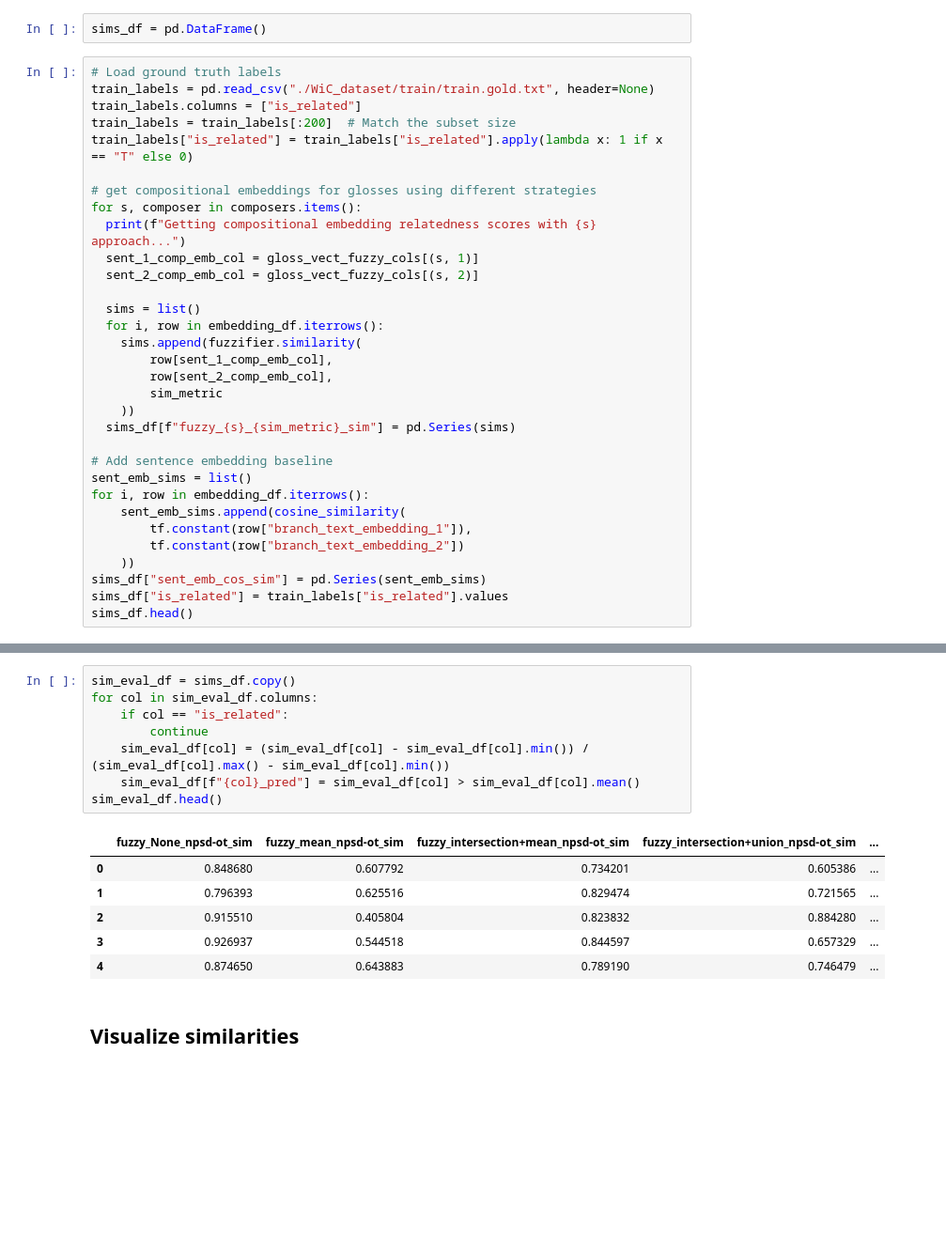
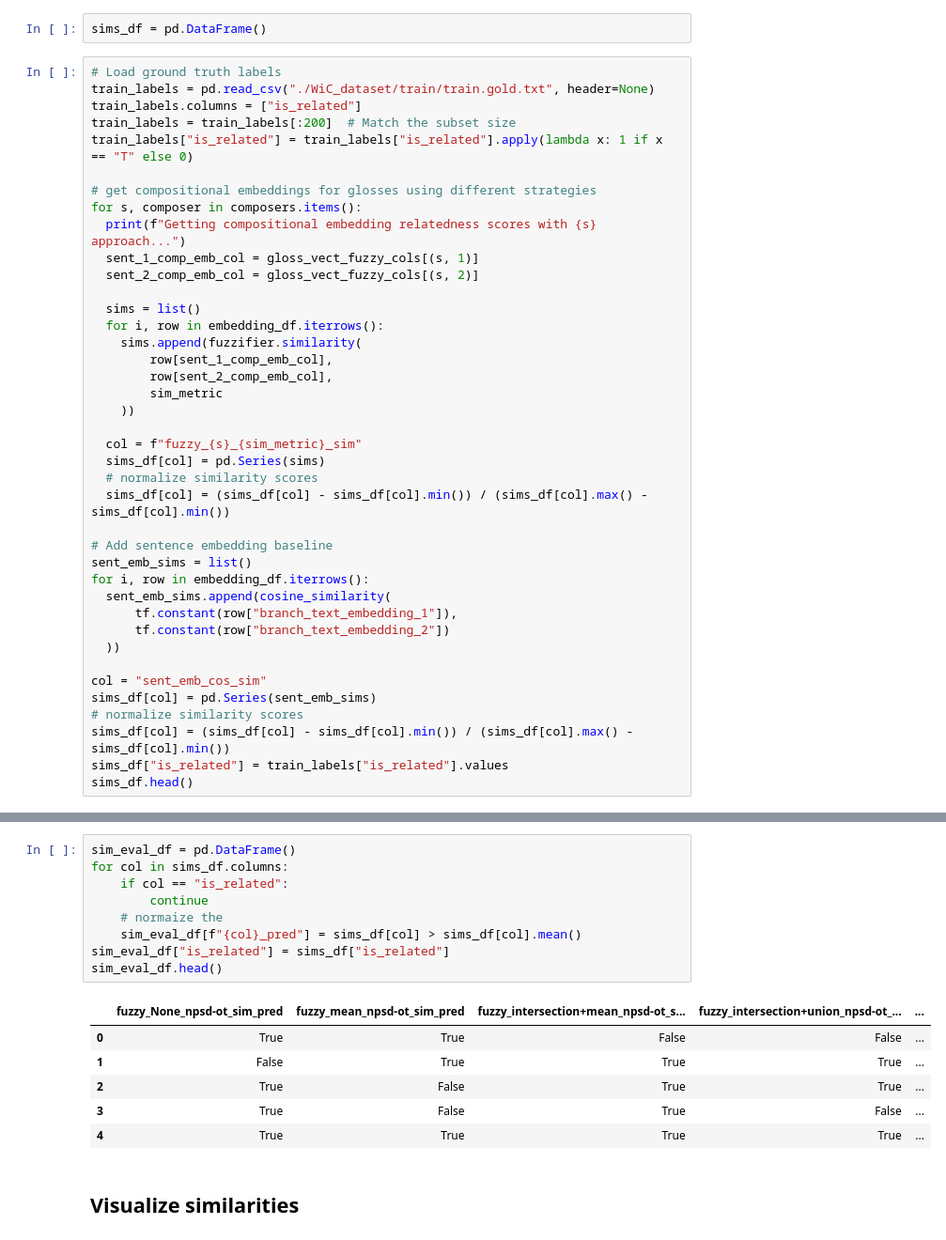
Before and after one commit to IsaacFigNewton/DisCoFuzz, a Jupyter notebook: DisCoFuzz_WiC_Eval.ipynb, the cells around one changed output, grey strips where cells are left out. Shown at 94% size. Drawn from its saved outputs; the diff is of its cells as text; blank space fills up the shorter version.

```diff
--- a/DisCoFuzz_WiC_Eval.ipynb
+++ b/DisCoFuzz_WiC_Eval.ipynb
@@ -206,16 +206,24 @@ for s, composer in composers.items():
         row[sent_2_comp_emb_col],
         sim_metric
     ))
-  sims_df[f"fuzzy_{s}_{sim_metric}_sim"] = pd.Series(sims)
+
+  col = f"fuzzy_{s}_{sim_metric}_sim"
+  sims_df[col] = pd.Series(sims)
+  # normalize similarity scores
+  sims_df[col] = (sims_df[col] - sims_df[col].min()) / (sims_df[col].max() - sims_df[col].min())
 
 # Add sentence embedding baseline
 sent_emb_sims = list()
 for i, row in embedding_df.iterrows():
-    sent_emb_sims.append(cosine_similarity(
-        tf.constant(row["branch_text_embedding_1"]),
-        tf.constant(row["branch_text_embedding_2"])
-    ))
-sims_df["sent_emb_cos_sim"] = pd.Series(sent_emb_sims)
+  sent_emb_sims.append(cosine_similarity(
+      tf.constant(row["branch_text_embedding_1"]),
+      tf.constant(row["branch_text_embedding_2"])
+  ))
+
+col = "sent_emb_cos_sim"
+sims_df[col] = pd.Series(sent_emb_sims)
+# normalize similarity scores
+sims_df[col] = (sims_df[col] - sims_df[col].min()) / (sims_df[col].max() - sims_df[col].min())
 sims_df["is_related"] = train_labels["is_related"].values
 sims_df.head()
 # %% [output]
@@ -238,18 +244,19 @@ Getting compositional embedding relatedness scores with selective_intersection+i
 # %%
-sim_eval_df = sims_df.copy()
-for col in sim_eval_df.columns:
+sim_eval_df = pd.DataFrame()
+for col in sims_df.columns:
     if col == "is_related":
         continue
-    sim_eval_df[col] = (sim_eval_df[col] - sim_eval_df[col].min()) / (sim_eval_df[col].max() - sim_eval_df[col].min())
-    sim_eval_df[f"{col}_pred"] = sim_eval_df[col] > sim_eval_df[col].mean()
+    # normaize the
+    sim_eval_df[f"{col}_pred"] = sims_df[col] > sims_df[col].mean()
+sim_eval_df["is_related"] = sims_df["is_related"]
 sim_eval_df.head()
 # %% [output]
-|  | fuzzy_None_npsd-ot_sim | fuzzy_mean_npsd-ot_sim | fuzzy_intersection+mean_npsd-ot_sim | fuzzy_intersection+union_npsd-ot_sim | ... |
-| 0 | 0.848680 | 0.607792 | 0.734201 | 0.605386 | ... |
-| 1 | 0.796393 | 0.625516 | 0.829474 | 0.721565 | ... |
-| 2 | 0.915510 | 0.405804 | 0.823832 | 0.884280 | ... |
-| 3 | 0.926937 | 0.544518 | 0.844597 | 0.657329 | ... |
-| 4 | 0.874650 | 0.643883 | 0.789190 | 0.746479 | ... |
+|  | fuzzy_None_npsd-ot_sim_pred | fuzzy_mean_npsd-ot_sim_pred | fuzzy_intersection+mean_npsd-ot_s... | fuzzy_intersection+union_npsd-ot_... | ... |
+| 0 | True | True | False | False | ... |
+| 1 | False | True | True | True | ... |
+| 2 | True | False | True | True | ... |
+| 3 | True | False | True | False | ... |
+| 4 | True | True | True | True | ... |
 # %% [markdown]
 ## Visualize similarities
 # %%
```
Also changed, not shown: parts of 5 cells of this notebook.
